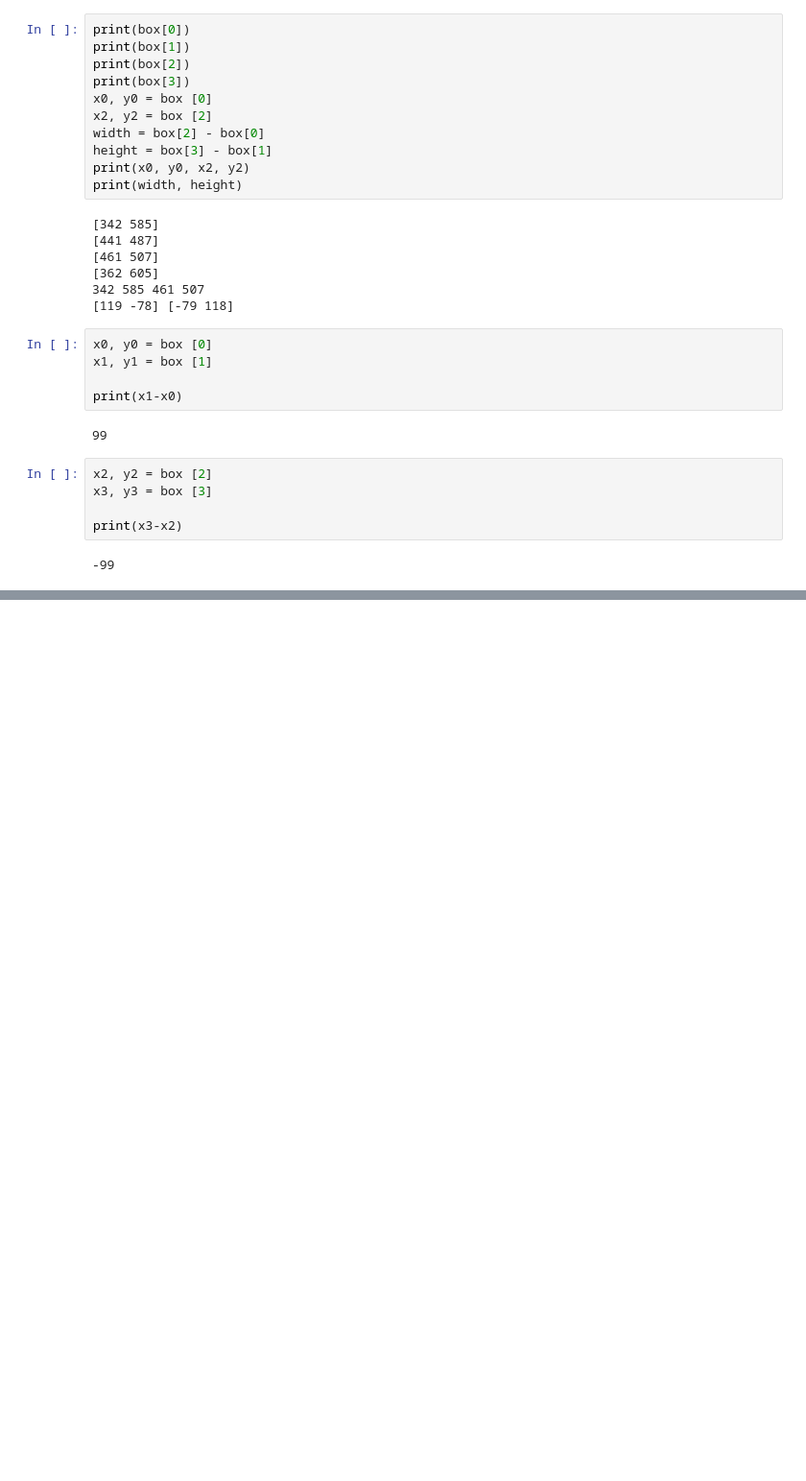
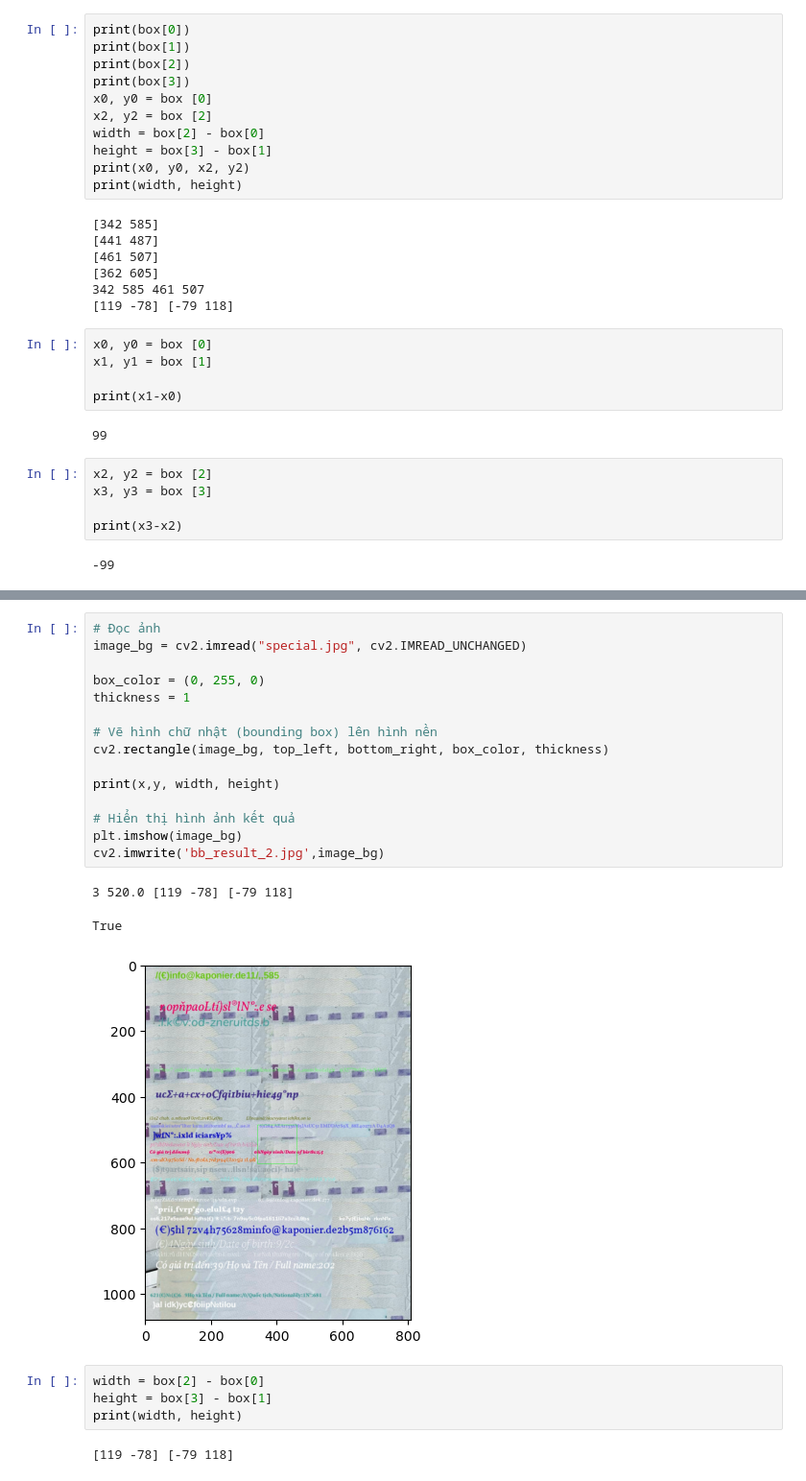
Before and after one commit to vn01122003/detect, a Jupyter notebook: kiệt.ipynb, the cells around one changed output, grey strips where cells are left out. Shown at 96% size. Cells and saved outputs as stored; diff of their text form; blank space fills up the shorter version.

```diff
--- a/kiệt.ipynb
+++ b/kiệt.ipynb
@@ -174,0 +217,25 @@ print(x3-x2)
+# %%
+# Đọc ảnh
+image_bg = cv2.imread("special.jpg", cv2.IMREAD_UNCHANGED)
+
+box_color = (0, 255, 0)
+thickness = 1
+
+# Vẽ hình chữ nhật (bounding box) lên hình nền
+cv2.rectangle(image_bg, top_left, bottom_right, box_color, thickness)
+
+print(x,y, width, height)
+
+# Hiển thị hình ảnh kết quả
+plt.imshow(image_bg)
+cv2.imwrite('bb_result_2.jpg',image_bg)
+# %% [output]
+3 520.0 [119 -78] [-79 118]
+True
+[figure, added]
+# %%
+width = box[2] - box[0]
+height = box[3] - box[1]
+print(width, height)
+# %% [output]
+[119 -78] [-79 118]
```
Also changed, not shown: parts of 8 cells of this notebook, 10 other files.
